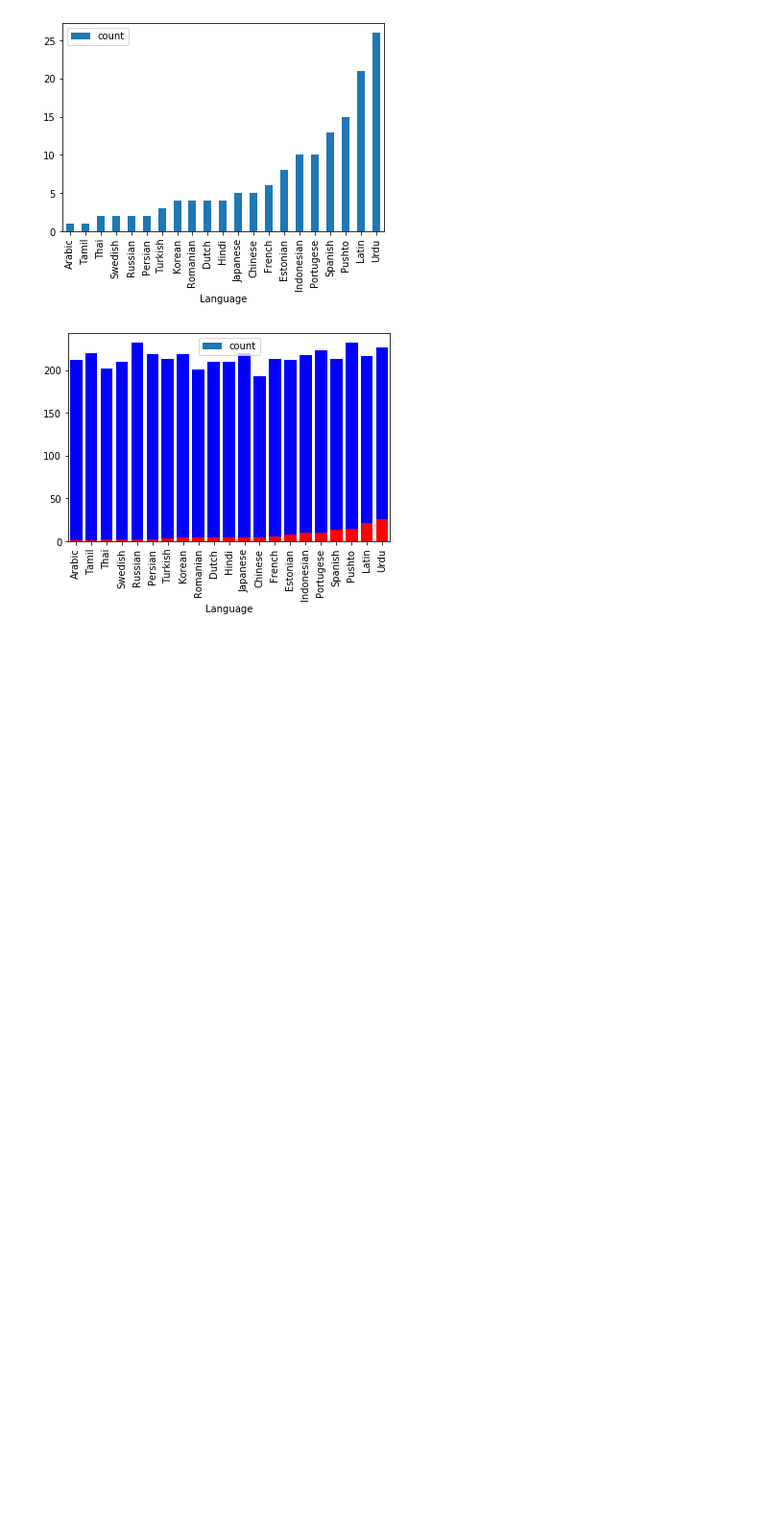
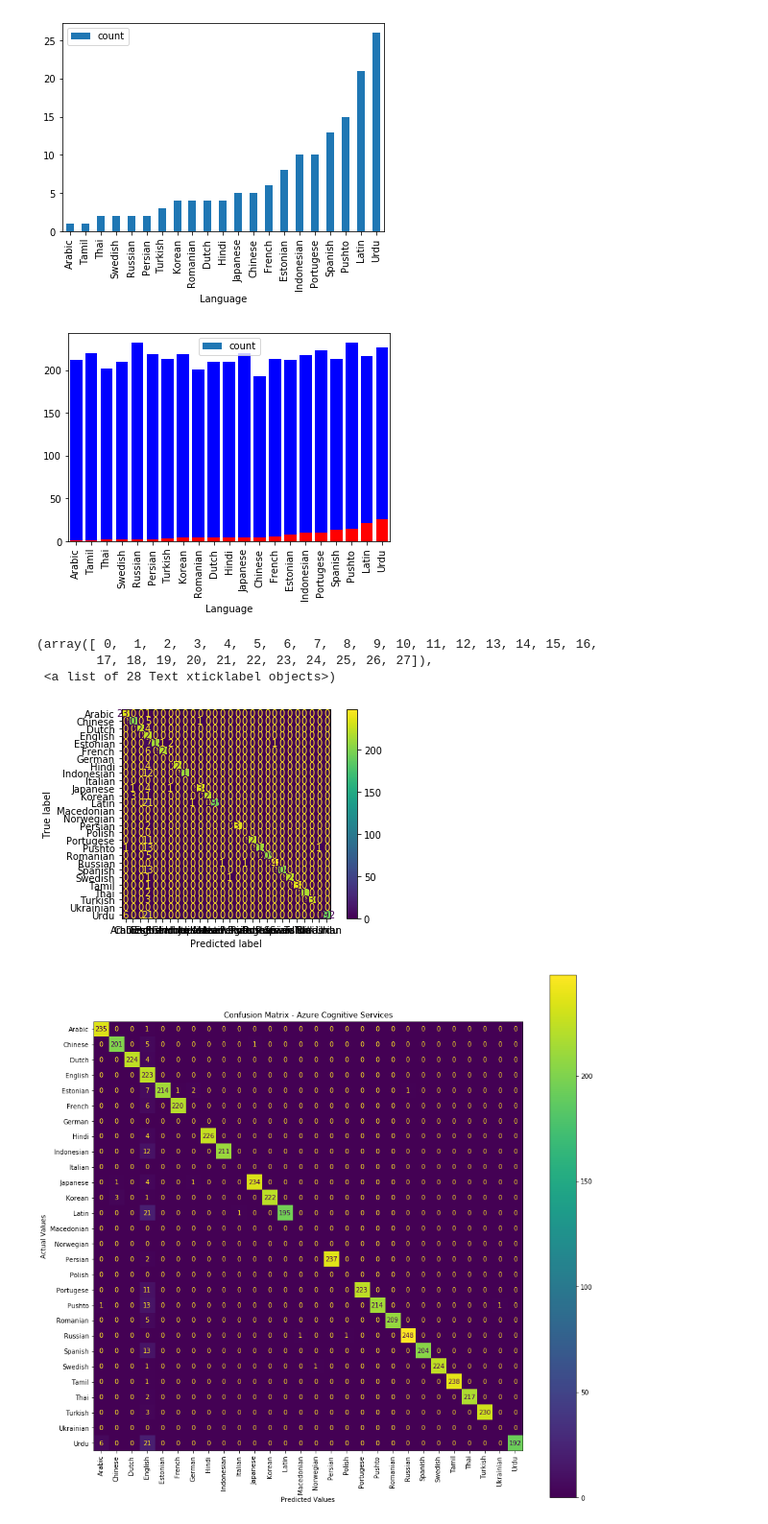
Before and after one commit to celopez74/LanguageDetectionAzureCognitiveServices, a Jupyter notebook: AzureCognitiveServicesConsuming.ipynb, the cells around one changed output. Shown: that part at 96% size. Cells and saved outputs as stored; diff of their text form; code cells hidden in the pictures; blank space fills up the shorter version.

```diff
--- a/AzureCognitiveServicesConsuming.ipynb
+++ b/AzureCognitiveServicesConsuming.ipynb
@@ -172,3 +172,29 @@ plt.show()
 # %% [output]
 [figure]
 [figure]
+# %%
+from sklearn.metrics import classification_report,ConfusionMatrixDisplay
+import pandas as pd
+import matplotlib.pyplot as plt
+results2  = pd.read_csv('D:\TFM\dataset_multilanguage_result.csv')
+results2.loc[results2["LanguageDetected"] == "Portuguese", "LanguageDetected"] = "Portugese"
+results2.loc[results2["LanguageDetected"] == "Chinese_Simplified", "LanguageDetected"] = "Chinese"
+results2.loc[results2["LanguageDetected"] == "Chinese_Traditional", "LanguageDetected"] = "Chinese"
+results2.loc[results2["LanguageDetected"] == "Pashto", "LanguageDetected"] = "Pushto"
+results2.loc[results2["LanguageDetected"] == "Farsi", "LanguageDetected"] = "Persian"
+
+cmd = ConfusionMatrixDisplay.from_predictions(results2['Language'], results2['LanguageDetected'])
+fig, ax = plt.subplots(figsize=(15,15))
+cmd.plot(ax=ax)
+cmd.ax_.set(
+                title='Confusion Matrix - Azure Cognitive Services',
+                xlabel='Predicted Values',
+                ylabel='Actual Values')
+
+plt.xticks(rotation=90)
+# %% [output]
+(array([ 0,  1,  2,  3,  4,  5,  6,  7,  8,  9, 10, 11, 12, 13, 14, 15, 16,
+        17, 18, 19, 20, 21, 22, 23, 24, 25, 26, 27]),
+ <a list of 28 Text xticklabel objects>)
+[figure, added]
+[figure, added]
```
Also changed, not shown: parts of 2 cells of this notebook, 1 other file.
